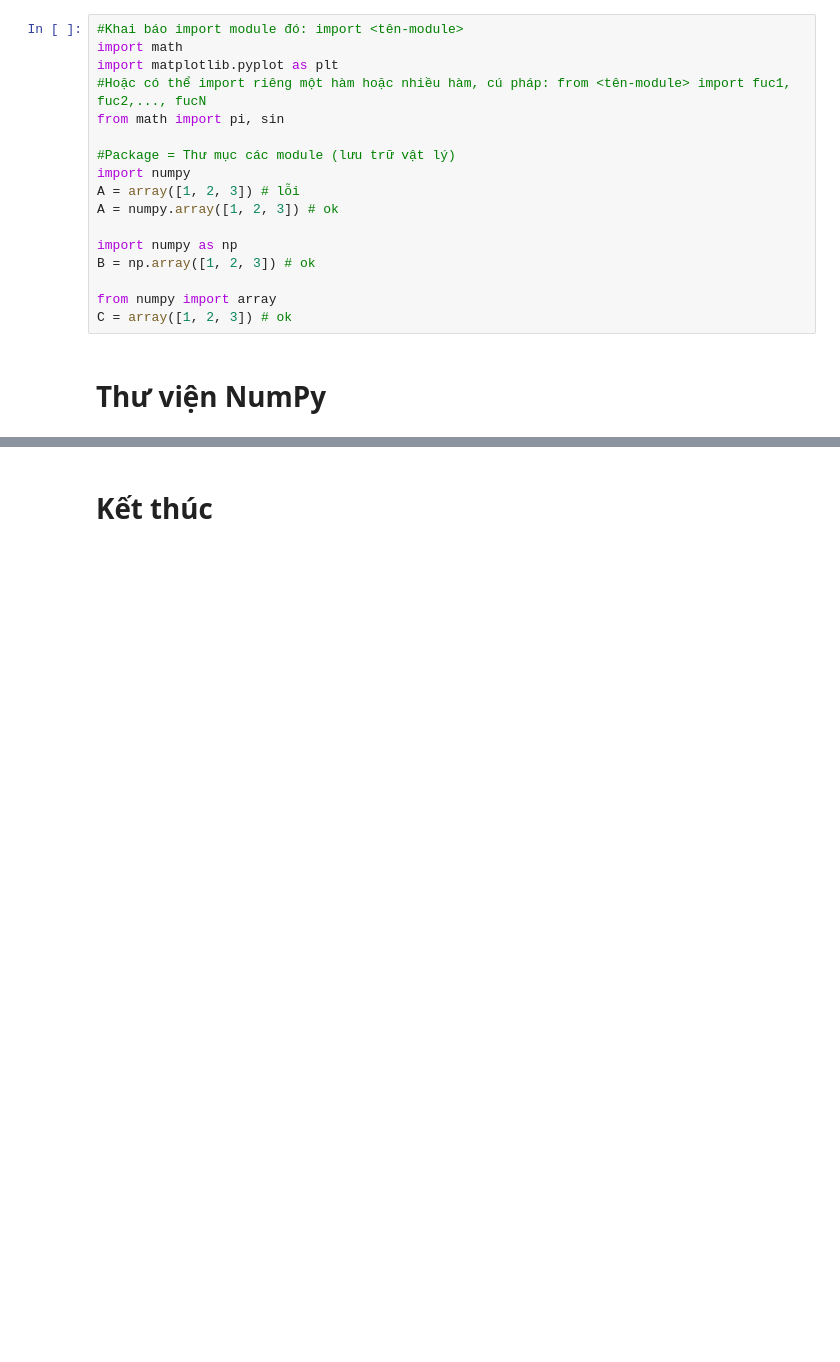
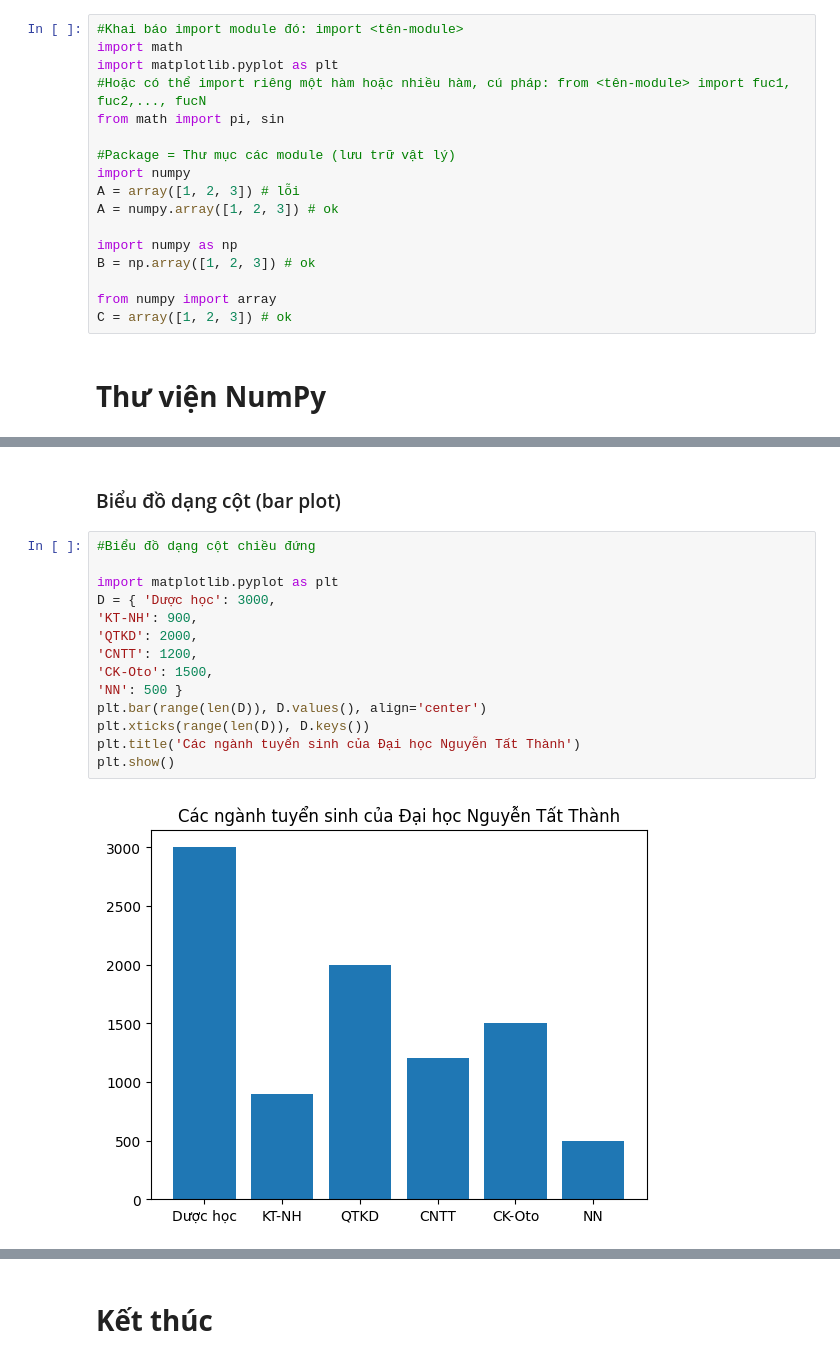
Before and after one commit to chien2734/sgu_data_analyst, a Jupyter notebook: Python_Numpy_Matplotlib_Pandas_code.ipynb, the cells around one changed output, grey strips where cells are left out. Cells and saved outputs as stored; diff of their text form; blank space fills up the shorter version.

```diff
--- a/Python_Numpy_Matplotlib_Pandas_code.ipynb
+++ b/Python_Numpy_Matplotlib_Pandas_code.ipynb
@@ -1059,0 +1500,18 @@ C = array([1, 2, 3]) # ok
+# %% [markdown]
+### Biểu đồ dạng cột (bar plot)
+# %%
+#Biểu đồ dạng cột chiều đứng
+
+import matplotlib.pyplot as plt
+D = { 'Dược học': 3000,
+'KT-NH': 900,
+'QTKD': 2000,
+'CNTT': 1200,
+'CK-Oto': 1500,
+'NN': 500 }
+plt.bar(range(len(D)), D.values(), align='center')
+plt.xticks(range(len(D)), D.keys())
+plt.title('Các ngành tuyển sinh của Đại học Nguyễn Tất Thành')
+plt.show()
+# %% [output]
+[figure, added]
```
Also changed, not shown: parts of 58 cells of this notebook.
